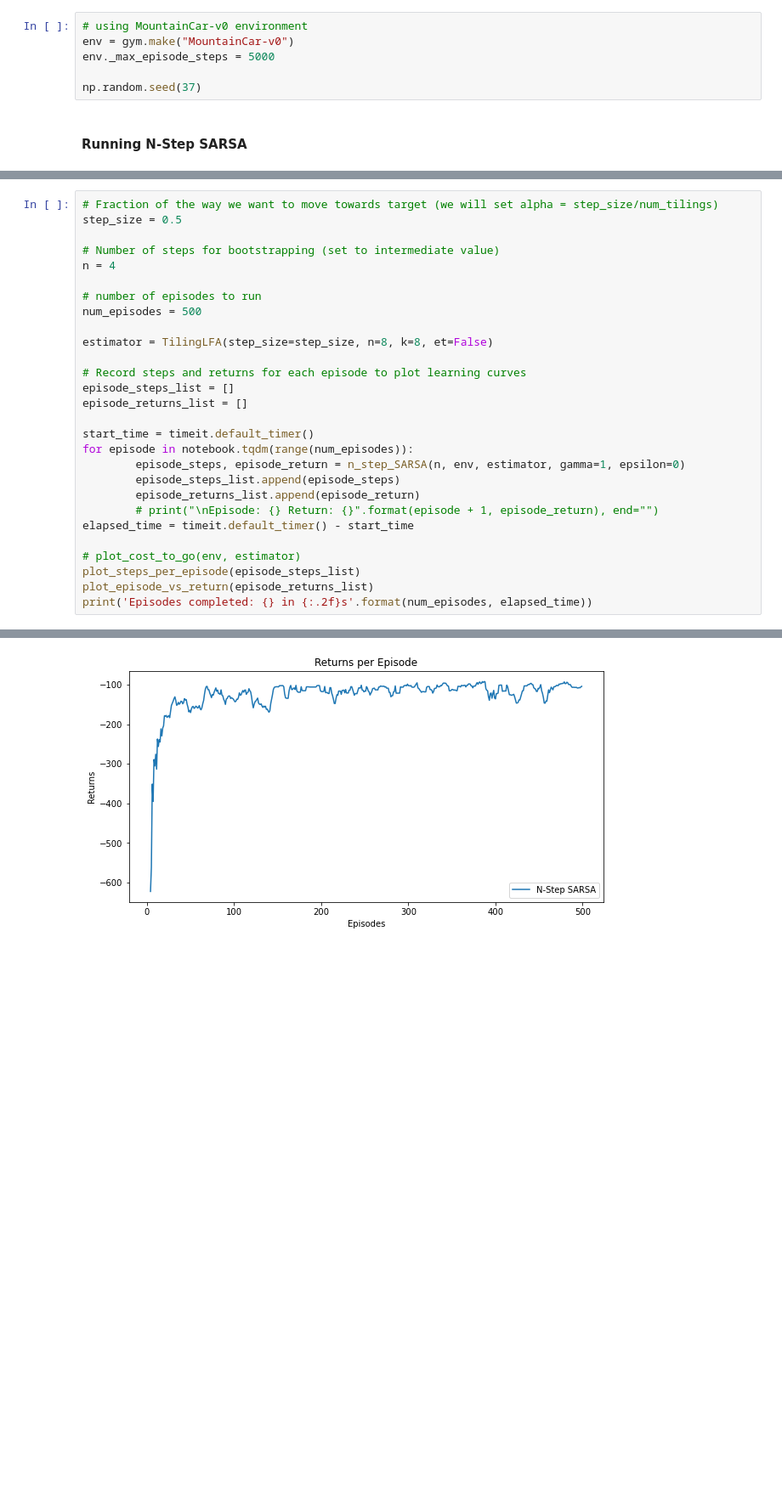
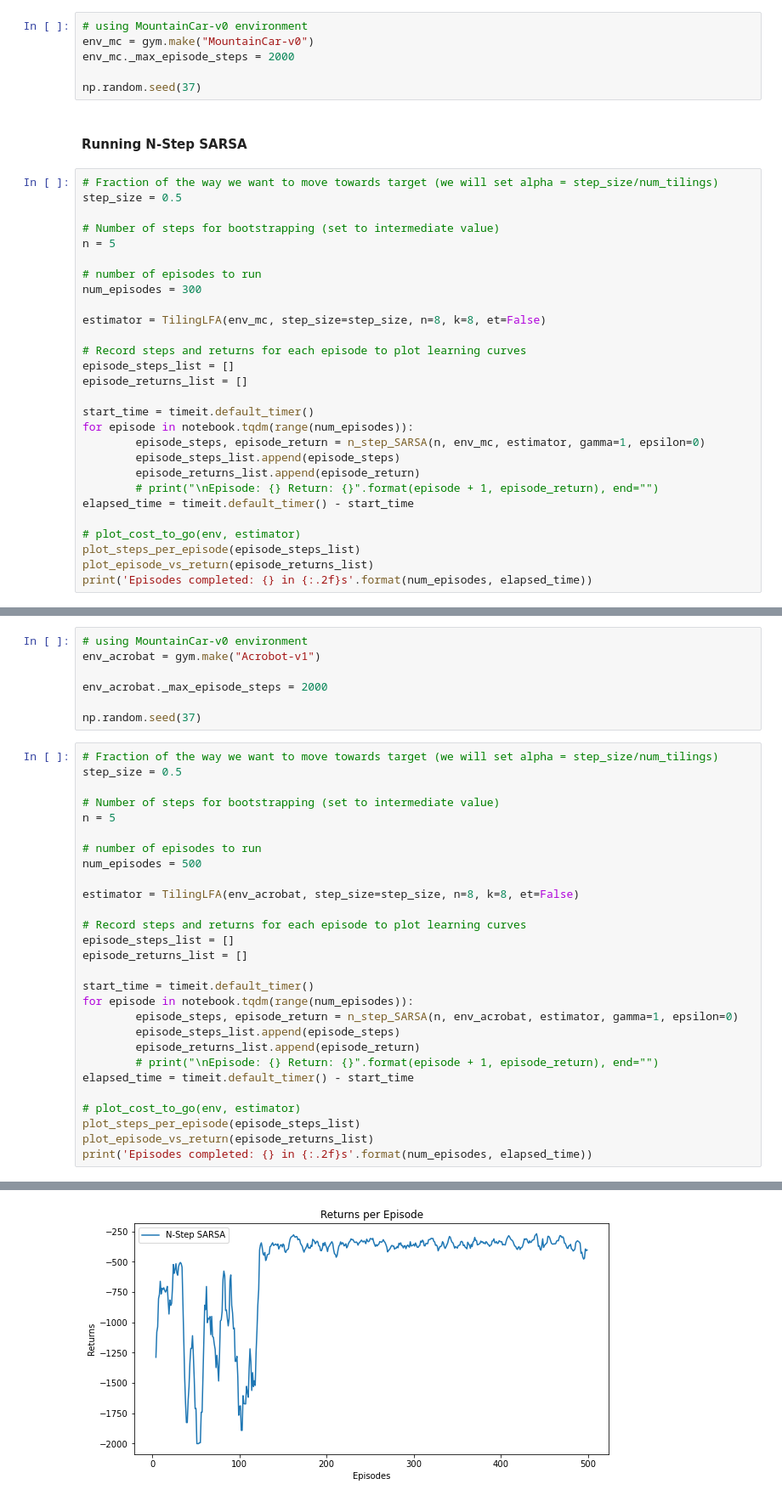
Before and after one commit to pragya16067/Reinforcement-Learning-Project, a Jupyter notebook: Algorithms/N-Step_SARSA.ipynb, the cells around one changed output, grey strips where cells are left out. Shown: that part at 85% size. Cells and saved outputs as stored; diff of their text form; blank space fills up the shorter version.

Commit message:
Added 2nd environment and graphs

```diff
--- a/Algorithms/N-Step_SARSA.ipynb
+++ b/Algorithms/N-Step_SARSA.ipynb
@@ -265,8 +267,36 @@ def plot_steps_per_episode(steps_per_episode, window_size=5):
 # %%
 # using MountainCar-v0 environment
-env = gym.make("MountainCar-v0")
-env._max_episode_steps = 5000
+env_mc = gym.make("MountainCar-v0")
+env_mc._max_episode_steps = 2000
 
 np.random.seed(37)
 # %% [markdown]
 #### Running N-Step SARSA
+# %%
+# Fraction of the way we want to move towards target (we will set alpha = step_size/num_tilings)
+step_size = 0.5
+
+# Number of steps for bootstrapping (set to intermediate value)
+n = 5
+
+# number of episodes to run
+num_episodes = 300
+
+estimator = TilingLFA(env_mc, step_size=step_size, n=8, k=8, et=False)
+
+# Record steps and returns for each episode to plot learning curves
+episode_steps_list = []
+episode_returns_list = []
+
+start_time = timeit.default_timer()
+for episode in notebook.tqdm(range(num_episodes)):
+        episode_steps, episode_return = n_step_SARSA(n, env_mc, estimator, gamma=1, epsilon=0)
+        episode_steps_list.append(episode_steps)
+        episode_returns_list.append(episode_return)
+        # print("\nEpisode: {} Return: {}".format(episode + 1, episode_return), end="")
+elapsed_time = timeit.default_timer() - start_time
+
+# plot_cost_to_go(env, estimator)
+plot_steps_per_episode(episode_steps_list)
+plot_episode_vs_return(episode_returns_list)
+print('Episodes completed: {} in {:.2f}s'.format(num_episodes, elapsed_time))
@@ -273,14 +315,21 @@ np.random.seed(37)
+# %%
+# using MountainCar-v0 environment
+env_acrobat = gym.make("Acrobot-v1")
+
+env_acrobat._max_episode_steps = 2000
+
+np.random.seed(37)
 # %%
 # Fraction of the way we want to move towards target (we will set alpha = step_size/num_tilings)
 step_size = 0.5
 
 # Number of steps for bootstrapping (set to intermediate value)
-n = 4
+n = 5
 
 # number of episodes to run
 num_episodes = 500
 
-estimator = TilingLFA(step_size=step_size, n=8, k=8, et=False)
+estimator = TilingLFA(env_acrobat, step_size=step_size, n=8, k=8, et=False)
 
 # Record steps and returns for each episode to plot learning curves
 episode_steps_list = []
@@ -288,7 +337,7 @@ episode_returns_list = []
 
 start_time = timeit.default_timer()
 for episode in notebook.tqdm(range(num_episodes)):
-        episode_steps, episode_return = n_step_SARSA(n, env, estimator, gamma=1, epsilon=0)
+        episode_steps, episode_return = n_step_SARSA(n, env_acrobat, estimator, gamma=1, epsilon=0)
         episode_steps_list.append(episode_steps)
         episode_returns_list.append(episode_return)
         # print("\nEpisode: {} Return: {}".format(episode + 1, episode_return), end="")
@@ -303 +352 @@ print('Episodes completed: {} in {:.2f}s'.format(num_episodes, elapsed_time))
-[figure, old version]
+[figure, new version]
```
Also changed, not shown: parts of 7 cells of this notebook, 1 other file.
